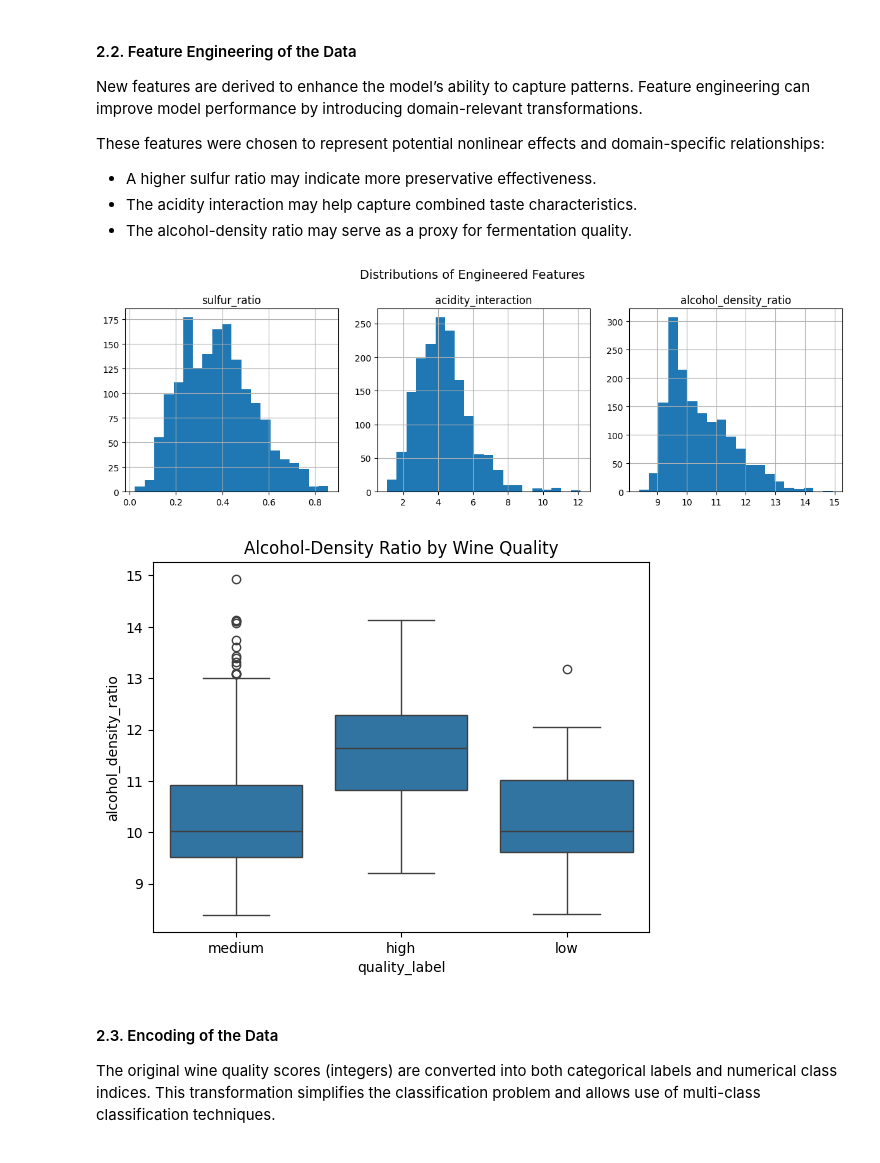
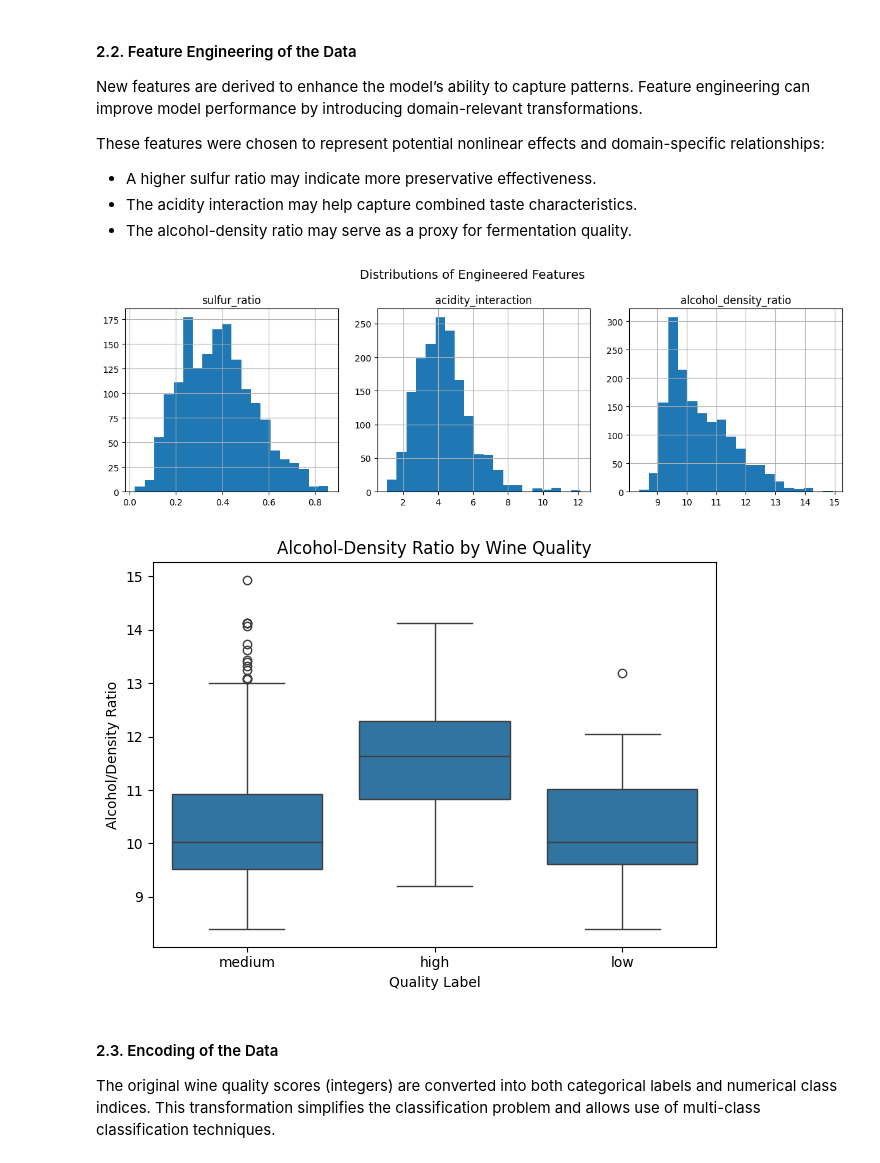
Before and after one commit to Data-Git-Hub/applied-ml-data-git-hub, a Jupyter notebook: lab05/ensemble-data-git-hub.ipynb, the cells around one changed output. Drawn from its saved outputs; the diff is of its cells as text; code cells hidden in the pictures.

```diff
--- a/lab05/ensemble-data-git-hub.ipynb
+++ b/lab05/ensemble-data-git-hub.ipynb
@@ -156,30 +158,41 @@ These features were chosen to represent potential nonlinear effects and domain-s
 - The acidity interaction may help capture combined taste characteristics.
 - The alcohol-density ratio may serve as a proxy for fermentation quality.
 # %%
-# Feature 1: Sulfur dioxide ratio (free / total)
+# Feature Engineering
 df["sulfur_ratio"] = df["free sulfur dioxide"] / df["total sulfur dioxide"]
 df["sulfur_ratio"] = df["sulfur_ratio"].fillna(0)  # Replace any division errors with 0
 
-# Feature 2: Acidity interaction (fixed * volatile acidity)
 df["acidity_interaction"] = df["fixed acidity"] * df["volatile acidity"]
-
-# Feature 3: Alcohol per density ratio (alcohol / density)
 df["alcohol_density_ratio"] = df["alcohol"] / df["density"]
 
 # Plot histograms of the new features
 df[["sulfur_ratio", "acidity_interaction", "alcohol_density_ratio"]].hist(
     bins=20, figsize=(12, 4), layout=(1, 3))
 plt.suptitle("Distributions of Engineered Features", fontsize=14)
 plt.tight_layout()
 plt.show()
 
-# Add back quality label for this plot if needed
+# Recreate quality_label if missing
+def quality_to_label(q):
+    if q <= 4:
+        return "low"
+    elif q <= 6:
+        return "medium"
+    else:
+        return "high"
+
+df["quality_label"] = df["quality"].apply(quality_to_label)
+
+# Boxplot
 sns.boxplot(data=df, x="quality_label", y="alcohol_density_ratio")
 plt.title("Alcohol-Density Ratio by Wine Quality")
+plt.xlabel("Quality Label")
+plt.ylabel("Alcohol/Density Ratio")
+plt.tight_layout()
 plt.show()
 # %% [output]
 [figure]
-[figure, old version]
+[figure, new version]
 # %% [markdown]
 #### 2.3. Encoding of the Data
 
```
Also changed, not shown: parts of 5 cells of this notebook, 1 other file.
